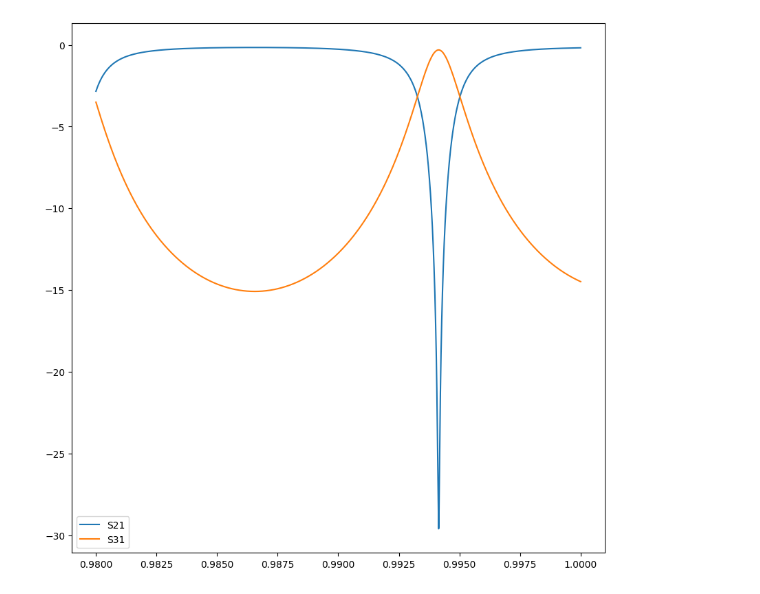
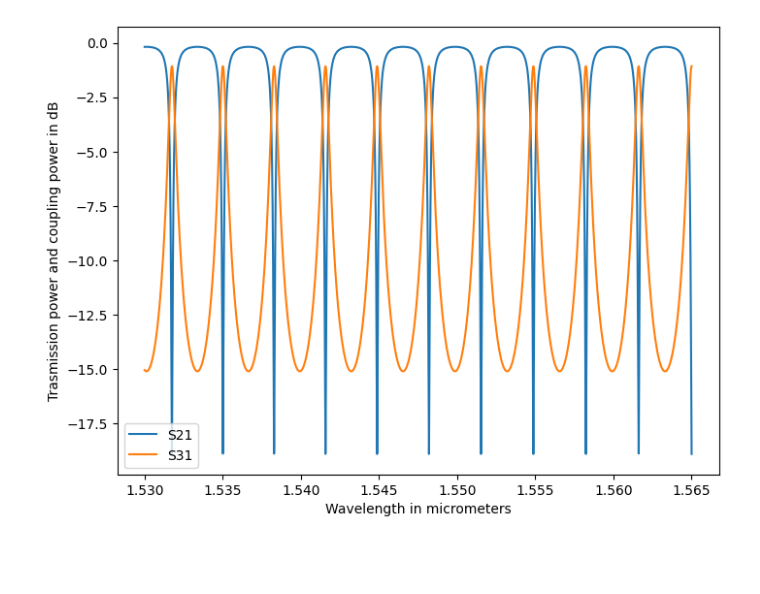
Before and after one commit to vladigee/wavelength_multiplexing, a Jupyter notebook: Ring_Calculations.ipynb, the cells around one changed output. Cells and saved outputs as stored; diff of their text form; code cells hidden in the pictures; blank space fills up the shorter version.

```diff
--- a/Ring_Calculations.ipynb
+++ b/Ring_Calculations.ipynb
@@ -13,30 +17,44 @@ def S31(a, K1, K2, alpha, R, n, wavelength):
     beta = n * 2 * np.pi / wavelength
     G = sigma * np.sqrt((1 - K1) * (1 - K2))
     return - a ** 2 * np.sqrt(K1 * K2 * np.exp(-alpha * 2 * np.pi * R) * np.exp(-1J * 2 * np.pi * beta * R)) / (1 - G * np.exp(-1J * 2 * np.pi * beta * R))
-# %%
-plt.figure(figsize = (10,10))
-
-wavelength = np.linspace(0.98, 1, 100000) * 10 ** (-4)
-
-lambda1 = 1.55
-lambda2 = 1.31
-lambda3 = 0.98
-
-n1 = 1.4440
-n2 = 1.4468
-n3 = 1.4507
-
-a = 0.999
-K1 = 0.3
-K2 = 0.3
-alpha = np.log(10)
-#R = 13 * 10 ** (-4)
-R = 5 * n3 * lambda3 * 10**(-4)
-
-plt.plot(wavelength * 10 ** 4, 10 * np.log10(np.abs(S21(a, K1, K2, alpha, R, 1.4468, wavelength))**2), label="S21")
-plt.plot(wavelength * 10 ** 4, 10 * np.log10(np.abs(S31(a, K1, K2, alpha, R, 1.4468, wavelength))**2), label="S31")
-
-plt.legend()
-plt.show()
-# %% [output]
-[figure, removed]
+# %%
+### We try to separate 3 wavelengths which are in the
+### range of tunable lasers in the C-band (?)
+
+lambda1 = 1.530
+lambda2 = 1.547
+lambda3 = 1.565
+
+# They have these effect refractive indices according to fig 3a of
+# https://opg.optica.org/oe/fulltext.cfm?uri=oe-32-18-31375&id=554605
+# (as long as there are no sharp corners)
+
+n1 = 2.465
+n2 = 2.45
+n3 = 2.435
+
+# guesses for coupling strengths which are taken from fig 3 of
+# https://opg.optica.org/directpdfaccess/45cdb5d6-73dd-4d89-bbe68b128695d1ae_196150/oe-18-5-5151.pdf?da=1&id=196150&seq=0&mobile=no
+# for the minimum separation of the circular coupler of 200nm according to the design rules
+
+a = 0.999
+K1 = 0.3
+K2 = 0.3
+alpha = np.log(10) # 10dB
+R = 30.3803 * 10 ** (-4) # optimal radius, see below
+
+N = 10000
+wavelength = np.linspace(lambda1, lambda3, N) * 10 ** (-4)
+n_linear_interpolation = np.linspace(n1, n3, N)
+
+plt.figure(figsize = (8,6))
+
+plt.plot(wavelength * 10 ** 4, 10 * np.log10(np.abs(S21(a, K1, K2, alpha, R, n_linear_interpolation, wavelength))**2), label="S21")
+plt.plot(wavelength * 10 ** 4, 10 * np.log10(np.abs(S31(a, K1, K2, alpha, R, n_linear_interpolation, wavelength))**2), label="S31")
+
+plt.xlabel("Wavelength in micrometers")
+plt.ylabel("Trasmission power and coupling power in dB")
+plt.legend()
+plt.show()
+# %% [output]
+[figure, added]
```
Also changed, not shown: parts of 10 cells of this notebook.
